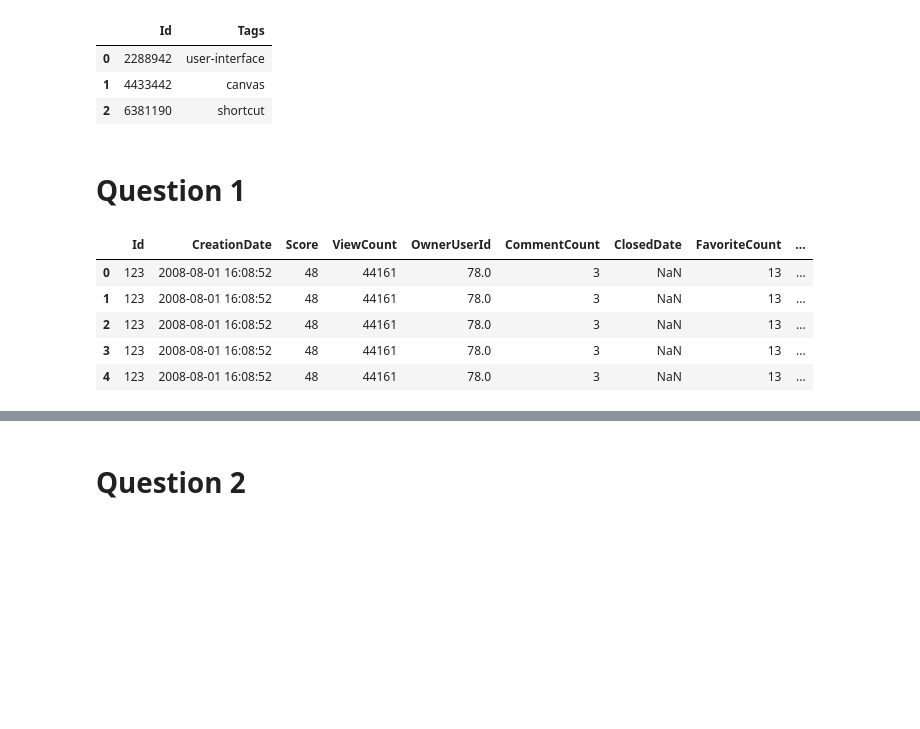
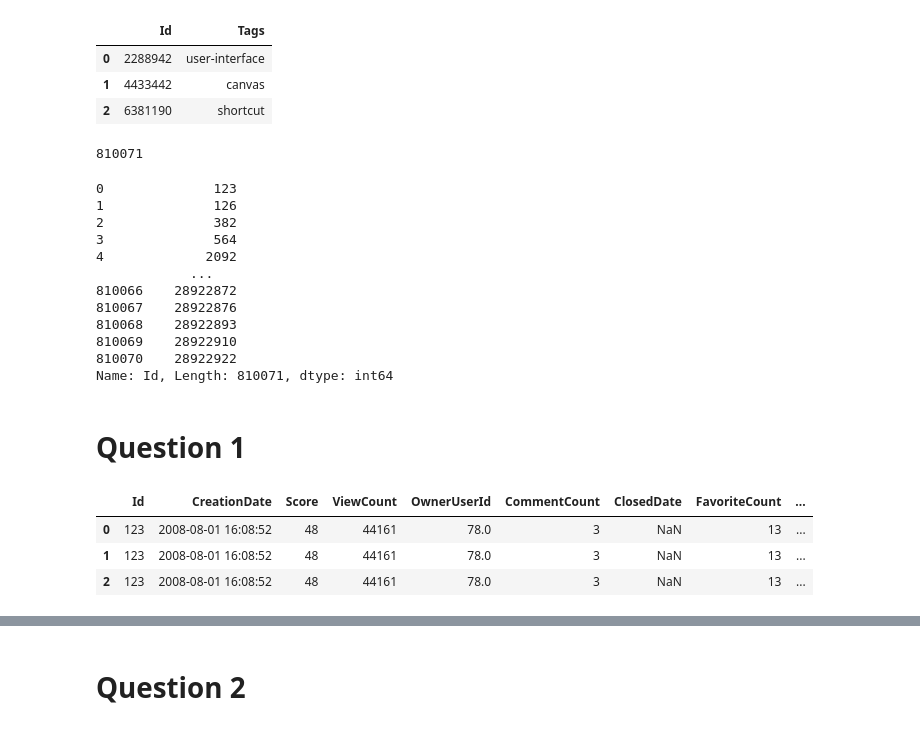
Before and after one commit to mostafa-ja/Data-Mining-fall-2023, a Jupyter notebook: Data_Mining2.ipynb, the cells around one changed output, grey strips where cells are left out. Drawn from its saved outputs; the diff is of its cells as text; code cells hidden in the pictures; blank space fills up the shorter version.

```diff
--- a/Data_Mining2.ipynb
+++ b/Data_Mining2.ipynb
@@ -105,15 +105,32 @@ tags.head(3)
 | 0 | 2288942 | user-interface |
 | 1 | 4433442 | canvas |
 | 2 | 6381190 | shortcut |
+# %%
+len(questions)
+# %% [output]
+810071
+# %%
+questions['Id'].tolist()
+# %% [output]
+0              123
+1              126
+2              382
+3              564
+4             2092
+            ...
+810066    28922872
+810067    28922876
+810068    28922893
+810069    28922910
+810070    28922922
+Name: Id, Length: 810071, dtype: int64
 # %% [markdown]
 # Question 1
 # %%
 merged_Q_A = pd.merge(questions, Q_A, left_on='Id', right_on='QId', how='inner')
-merged_Q_A.head()
+merged_Q_A.head(3)
 # %% [output]
 |  | Id | CreationDate | Score | ViewCount | OwnerUserId | CommentCount | ClosedDate | FavoriteCount | ... |
 | 0 | 123 | 2008-08-01 16:08:52 | 48 | 44161 | 78.0 | 3 | NaN | 13 | ... |
 | 1 | 123 | 2008-08-01 16:08:52 | 48 | 44161 | 78.0 | 3 | NaN | 13 | ... |
 | 2 | 123 | 2008-08-01 16:08:52 | 48 | 44161 | 78.0 | 3 | NaN | 13 | ... |
-| 3 | 123 | 2008-08-01 16:08:52 | 48 | 44161 | 78.0 | 3 | NaN | 13 | ... |
-| 4 | 123 | 2008-08-01 16:08:52 | 48 | 44161 | 78.0 | 3 | NaN | 13 | ... |
```
Also changed, not shown: parts of 12 cells of this notebook.
